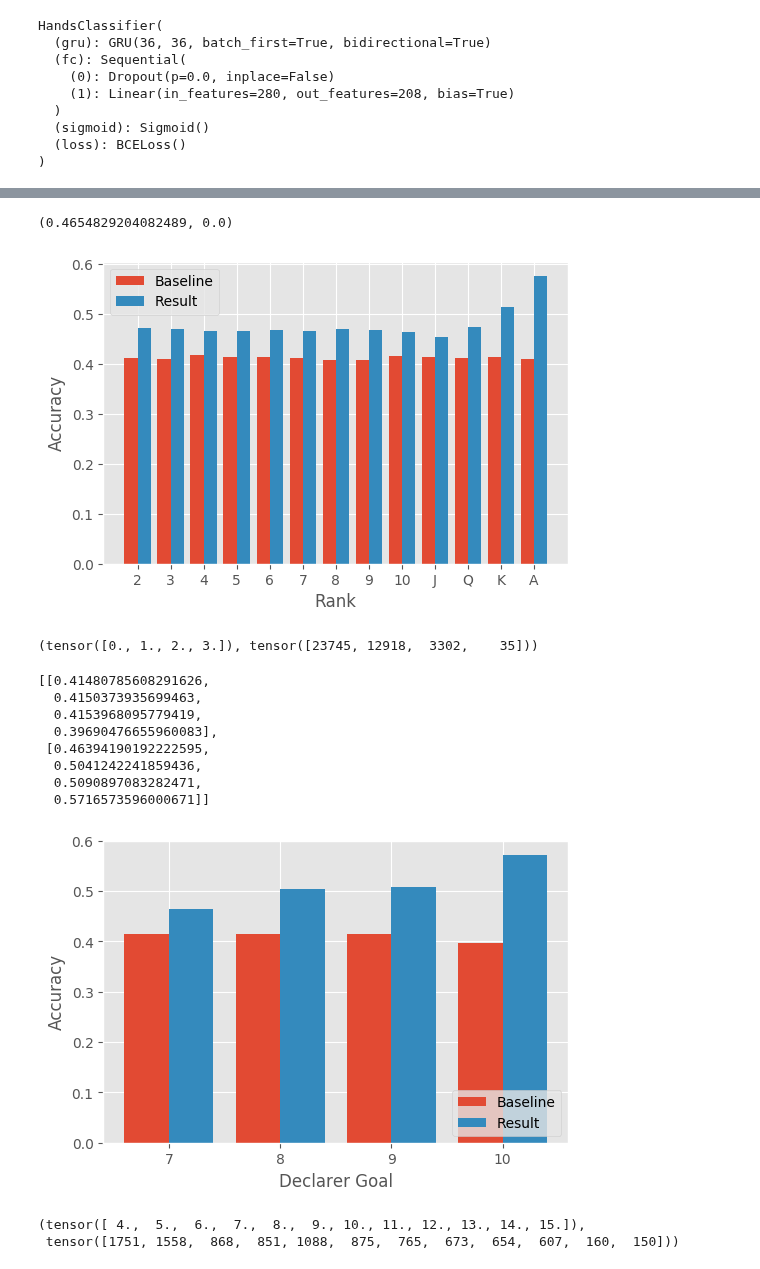
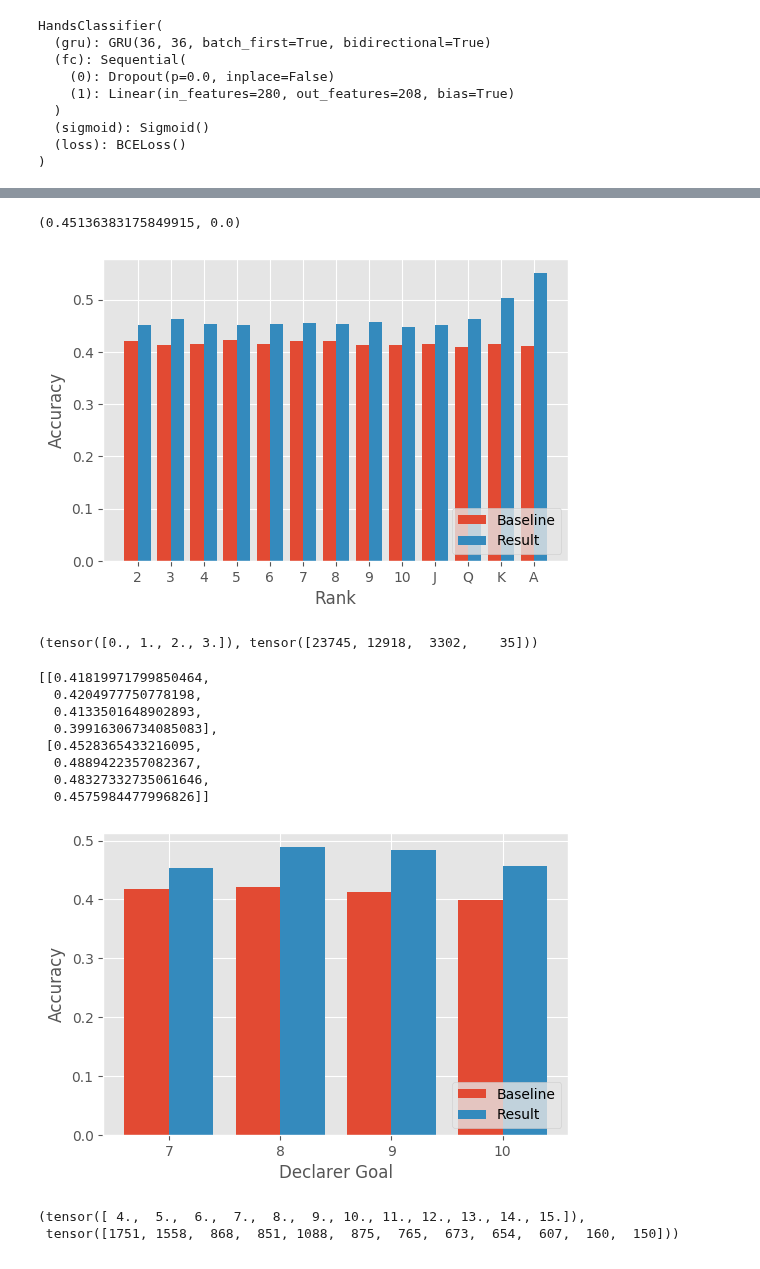
Before and after one commit to JackywithaWhiteDog/Bridge-AI-with-Bidding-Information, a Jupyter notebook: notebooks/test_rnn.ipynb, the cells around one changed output, grey strips where cells are left out. Drawn from its saved outputs; the diff is of its cells as text; code cells hidden in the pictures.

```diff
--- a/notebooks/test_rnn.ipynb
+++ b/notebooks/test_rnn.ipynb
@@ -21,7 +22,8 @@ loader
 <torch.utils.data.dataloader.DataLoader at 0x...>
 # %%
 # model = HandsClassifier.load_from_checkpoint("../ckpt/hands/20220602_0740/hands-epoch=40-valid_card_acc=0.46-valid_loss=0.28.ckpt").cuda()
-model = HandsClassifier.load_from_checkpoint("../ckpt/hands/20220605_2200/hands-epoch=12-valid_card_acc=0.47-valid_loss=0.26.ckpt").cuda()
+# model = HandsClassifier.load_from_checkpoint("../ckpt/hands/20220605_2200/hands-epoch=12-valid_card_acc=0.47-valid_loss=0.26.ckpt").cuda()
+model = HandsClassifier.load_from_checkpoint("../ckpt/hands/20220606_1530/hands-epoch=12-valid_card_acc=0.53-valid_loss=0.25.ckpt").cuda()
 model
 # %% [output]
 HandsClassifier(
@@ -88,7 +90,7 @@ card_acc = (hand_both_selected[~hand_hints].sum(dim=1).float().mean() / 13).item
 hand_acc = torch.stack(match.split(52, dim=1)).all(dim=2)[~(torch.stack(zero_hints.split(52, dim=1)).sum(dim=2) == 13)].float().mean().item()
 card_acc, hand_acc
 # %% [output]
-(0.4654829204082489, 0.0)
+(0.45136383175849915, 0.0)
 # %%
 %matplotlib inline
 
@@ -116,13 +118,13 @@ plt.bar(
 )
 
 plt.xticks(np.arange(13) + width / 2, ranks)
-plt.legend(['Baseline', 'Result'])
+plt.legend(['Baseline', 'Result'], loc='lower right')
 plt.xlabel('Rank')
 plt.ylabel('Accuracy')
 
 plt.show()
 # %% [output]
-[figure, old version]
+[figure, new version]
 # %%
 call_cnt = torch.stack(biddings.sum(dim=1).split(7, dim=1)[:-2]).sum(dim=2).flatten()
 calls = np.arange(call_cnt.min(), call_cnt.max()+1)
@@ -140,31 +142,32 @@ for i, suit_match in enumerate(suit_matches):
         suit_acc[i].append(suit_match[call_cnt==call].nanmean().item())
 suit_acc
 # %% [output]
-[[0.41480785608291626,
-  0.4150373935699463,
-  0.4153968095779419,
-  0.39690476655960083],
- [0.46394190192222595,
-  0.5041242241859436,
-  0.5090897083282471,
-  0.5716573596000671]]
+[[0.41819971799850464,
+  0.4204977750778198,
+  0.4133501648902893,
+  0.39916306734085083],
+ [0.4528365433216095,
+  0.4889422357082367,
+  0.48327332735061646,
+  0.4575984477996826]]
 # %%
 import numpy as np
 
 width = .4
+max_goal = 4
 
 plt.figure(dpi=100)
-plt.bar(np.arange(4), suit_acc[0], width=width)
-plt.bar(np.arange(4) + width, suit_acc[1], width=width)
+plt.bar(np.arange(max_goal), suit_acc[0], width=width)
+plt.bar(np.arange(max_goal) + width, suit_acc[1], width=width)
 
-plt.xticks(np.arange(4) + width / 2, np.arange(4)+7)
+plt.xticks(np.arange(max_goal) + width / 2, np.arange(max_goal)+7)
 plt.legend(['Baseline', 'Result'], loc='lower right')
 plt.xlabel('Declarer Goal')
 plt.ylabel('Accuracy')
 
 plt.show()
 # %% [output]
-[figure, old version]
+[figure, new version]
 # %%
 bidding_len = biddings.sum(dim=1).sum(dim=1)
 lengths = np.arange(bidding_len.min(), bidding_len.max()+1)
```
Also changed, not shown: parts of 5 cells of this notebook, 7 other files.
